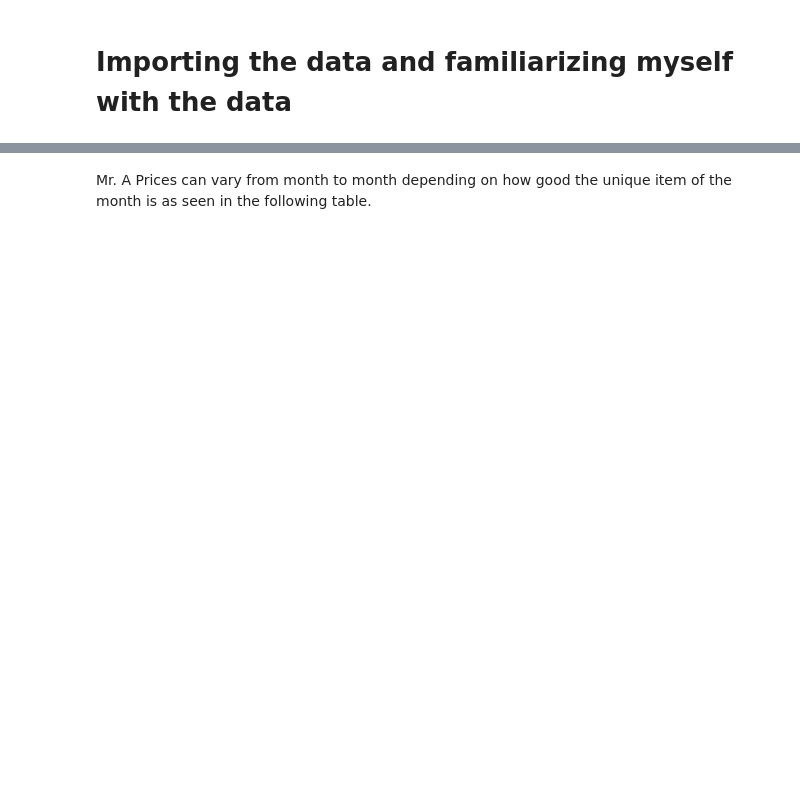
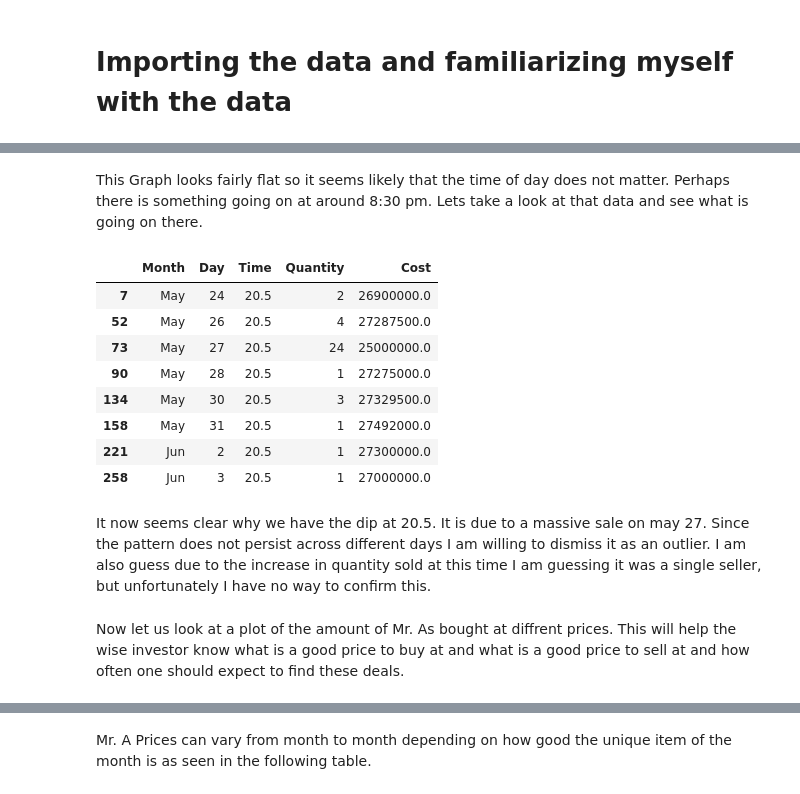
Before and after one commit to AdamJacoby/Kol_Market_Data, a Jupyter notebook: Kol_Data.ipynb, the cells around one changed output, grey strips where cells are left out. Saved outputs shown, nothing was run; the diff lists cells and outputs as text; code cells hidden in the pictures; blank space fills up the shorter version.

```diff
--- a/Kol_Data.ipynb
+++ b/Kol_Data.ipynb
@@ -156,0 +106,18 @@ Day_of_Month_Data.head()
+# %% [markdown]
+This Graph looks fairly flat so it seems likely that the time of day does not matter.  Perhaps there is something going on at around 8:30 pm. Lets take a look at that data and see what is going on there.
+# %%
+Mr_A_Data[Mr_A_Data['Time']==20.5]
+# %% [output]
+|  | Month | Day | Time | Quantity | Cost |
+| 7 | May | 24 | 20.5 | 2 | 26900000.0 |
+| 52 | May | 26 | 20.5 | 4 | 27287500.0 |
+| 73 | May | 27 | 20.5 | 24 | 25000000.0 |
+| 90 | May | 28 | 20.5 | 1 | 27275000.0 |
+| 134 | May | 30 | 20.5 | 3 | 27329500.0 |
+| 158 | May | 31 | 20.5 | 1 | 27492000.0 |
+| 221 | Jun | 2 | 20.5 | 1 | 27300000.0 |
+| 258 | Jun | 3 | 20.5 | 1 | 27000000.0 |
+# %% [markdown]
+It now seems clear why we have the dip at 20.5. It is due to a massive sale on may 27. Since the pattern does not persist across different days I am willing to dismiss it as an outlier. I am also guess due to the increase in quantity sold at this time I am guessing it was a single seller, but unfortunately I have no way to confirm this.
+# %% [markdown]
+Now let us look at a plot of the amount of Mr. As bought at diffrent prices. This will help the wise investor know what is a good price to buy at and what is a good price to sell at and how often one should expect to find these deals.
```
Also changed, not shown: parts of 84 cells of this notebook.
